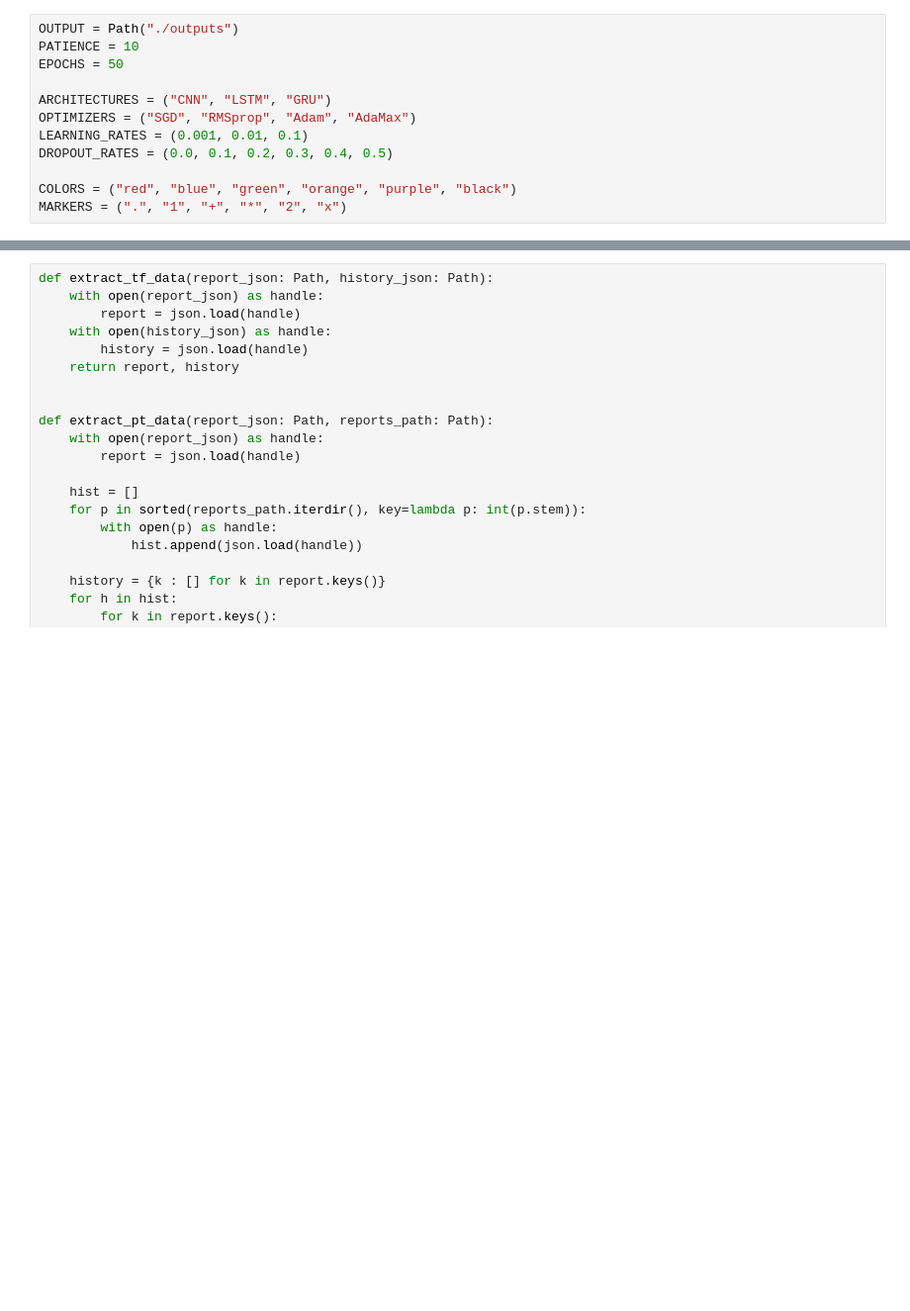
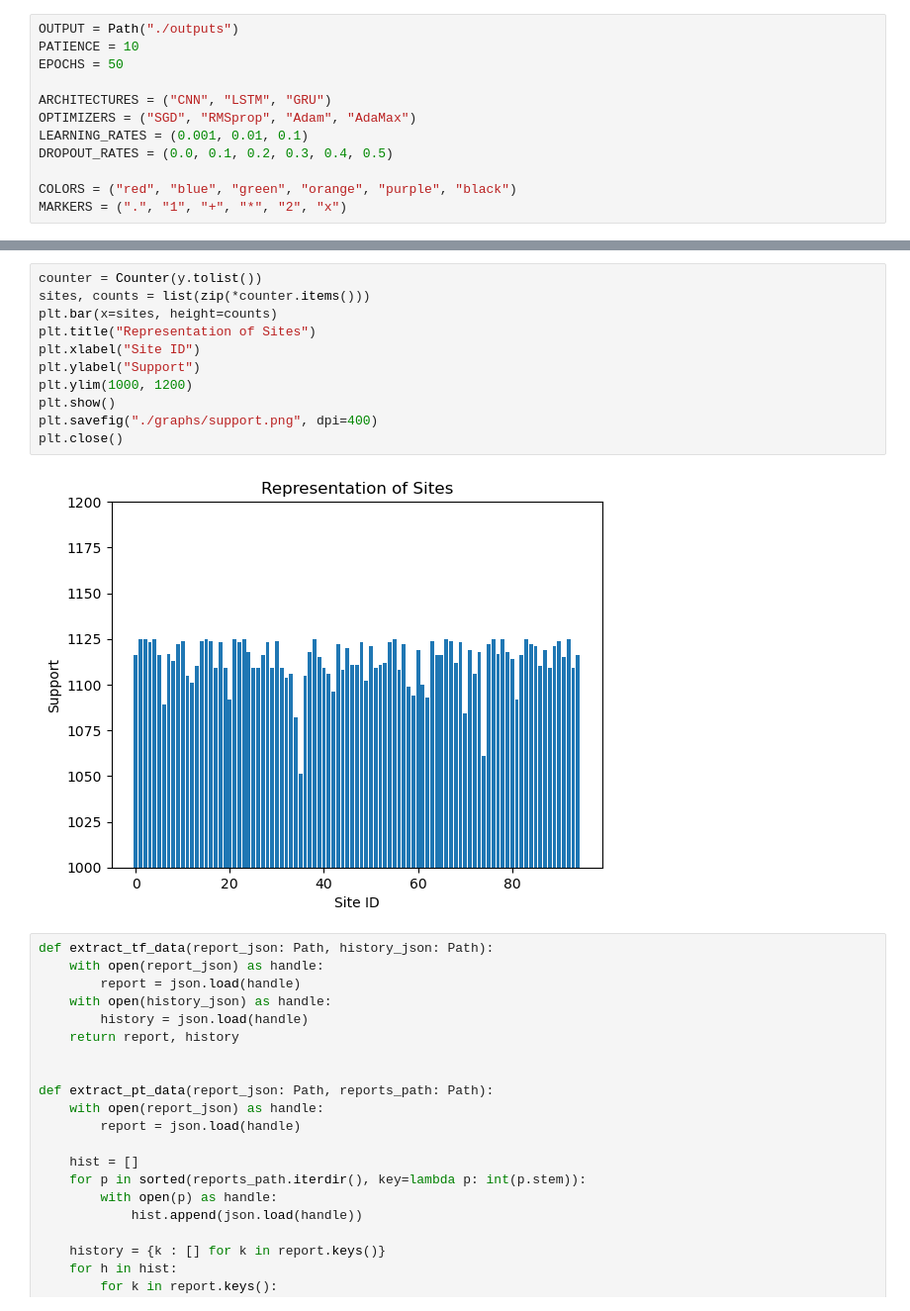
Before and after one commit to lkurlandski/WebsiteFingerprinting, a Jupyter notebook: analysis.ipynb, the cells around one changed output, grey strips where cells are left out. Shown at 99% size. Saved outputs shown, nothing was run; the diff lists cells and outputs as text; blank space fills up the shorter version.

```diff
--- a/analysis.ipynb
+++ b/analysis.ipynb
@@ -21,3 +26,16 @@ MARKERS = (".", "1", "+", "*", "2", "x")
+# %%
+counter = Counter(y.tolist())
+sites, counts = list(zip(*counter.items()))
+plt.bar(x=sites, height=counts)
+plt.title("Representation of Sites")
+plt.xlabel("Site ID")
+plt.ylabel("Support")
+plt.ylim(1000, 1200)
+plt.show()
+plt.savefig("./graphs/support.png", dpi=400)
+plt.close()
+# %% [output]
+[figure, added]
 # %%
 def extract_tf_data(report_json: Path, history_json: Path):
     with open(report_json) as handle:
```
Also changed, not shown: parts of 6 cells of this notebook.
